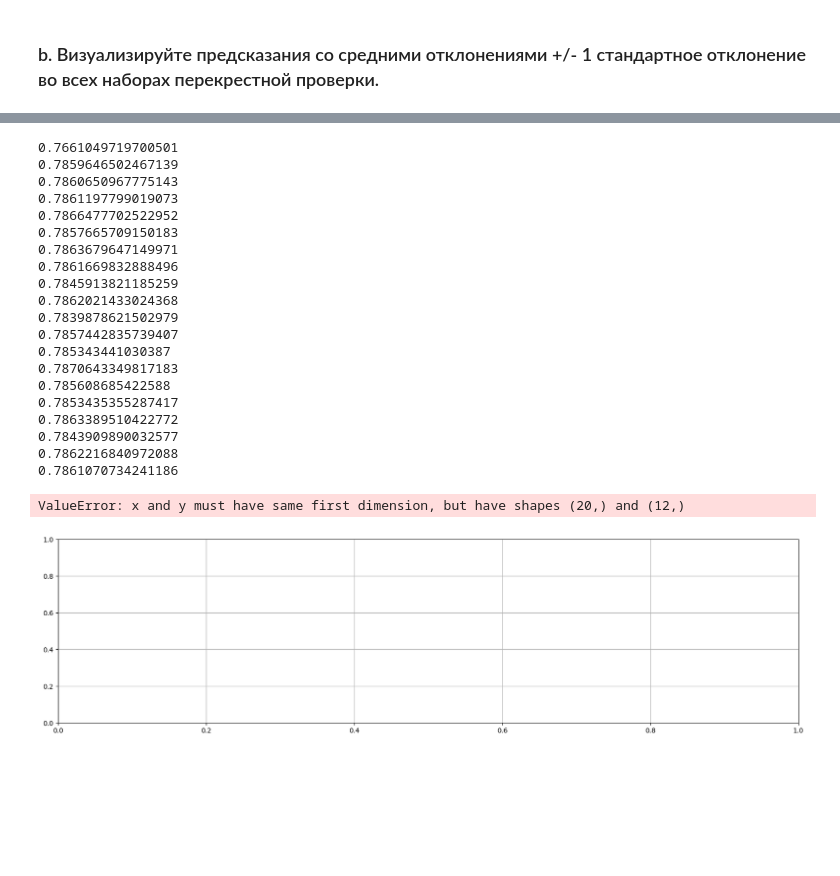
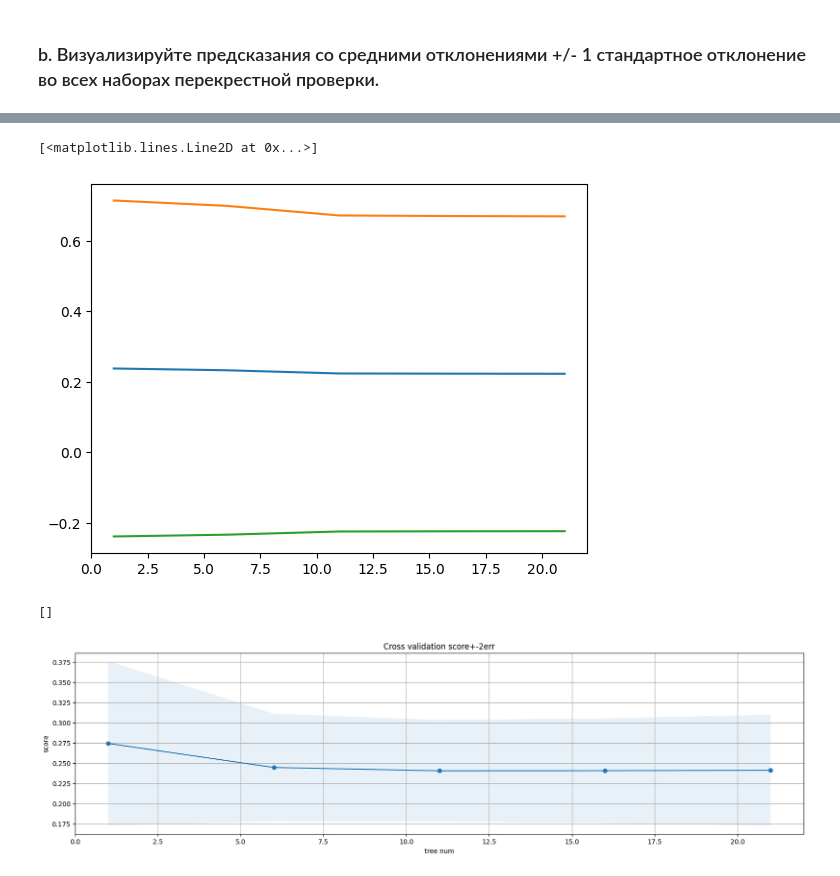
Before and after one commit to Dmitrij-Solovjev/ML_homework, a Jupyter notebook: TEST: TREE.ipynb, the cells around one changed output, grey strips where cells are left out. Saved outputs shown, nothing was run; the diff lists cells and outputs as text; code cells hidden in the pictures; blank space fills up the shorter version.

```diff
--- a/TEST: TREE.ipynb
+++ b/TEST: TREE.ipynb
@@ -190,38 +186,33 @@ sns.scatterplot(x=np.arange(0,len(pred),1),y = pred, color="black")
 # %%
 showing = []
-for i in range(1,100,5):
-    rr = RandomForestRegressor(n_estimators=i, max_depth=6, bootstrap=False)
+for i in range(1,26,5):
+    rr = RandomForestRegressor(n_estimators=i, max_depth=6, bootstrap=False, random_state=1)
     rr.fit(X_train,y_train)
-    print(rr.score(X_test, y_test))
-
-    showing.append(rr.score(X_test, y_test))
+    showing.append(mean_squared_error(rr.predict(X_test),y_test))
-# %% [output]
-0.7661049719700501
-0.7859646502467139
-0.7860650967775143
-0.7861197799019073
-0.7866477702522952
-0.7857665709150183
-0.7863679647149971
-0.7861669832888496
-0.7845913821185259
-0.7862021433024368
-0.7839878621502979
-0.7857442835739407
-0.785343441030387
-0.7870643349817183
-0.785608685422588
-0.7853435355287417
-0.7863389510422772
-0.7843909890032577
-0.7862216840972088
-0.7861070734241186
-# %%
-plot_validation_curve(np.arange(1,100,5), np.mean(test_scores,axis=1), np.std(test_scores, axis=1)).plot()
-
-sns.lineplot(x=np.arange(1,100,5),y = showing, color='gray')
-sns.lineplot(x=np.arange(1,100,5),y = [2*i + i for i in showing], color='cyan')
-sns.lineplot(x=np.arange(1,100,5),y = [-2*i + i for i in showing], color='cyan')
-# %% [output]
-ValueError: x and y must have same first dimension, but have shapes (20,) and (12,)
-[figure, removed]
+# %%
+a = np.arange(1,26,5)
+plt.plot(a,  showing)
+plt.plot(a, [2*i + i for i in showing])
+plt.plot(a, [-2*i + i for i in showing])
+# %% [output]
+[<matplotlib.lines.Line2D at 0x...>]
+[figure, added]
+# %%
+random_fr = RandomForestRegressor(max_depth=6, bootstrap=False, random_state=1)
+
+max_depth_range = list(range(1, 26, 5))
+scoring = make_scorer(mean_squared_error)
+train_scores, test_scores = validation_curve(
+        random_fr,
+        X_train, y_train,
+        param_name="n_estimators",
+        scoring=scoring,
+        param_range=max_depth_range,
+        cv=5)
+
+err2 = 2*np.std(test_scores, axis=1)
+
+plot_validation_curve(max_depth_range, np.mean(test_scores,axis=1), err2, title="Cross validation score+-2err" , x_lab = "tree num", y_lab = "score").plot()
+# %% [output]
+[]
+[figure, added]
```
Also changed, not shown: parts of 21 cells of this notebook.
